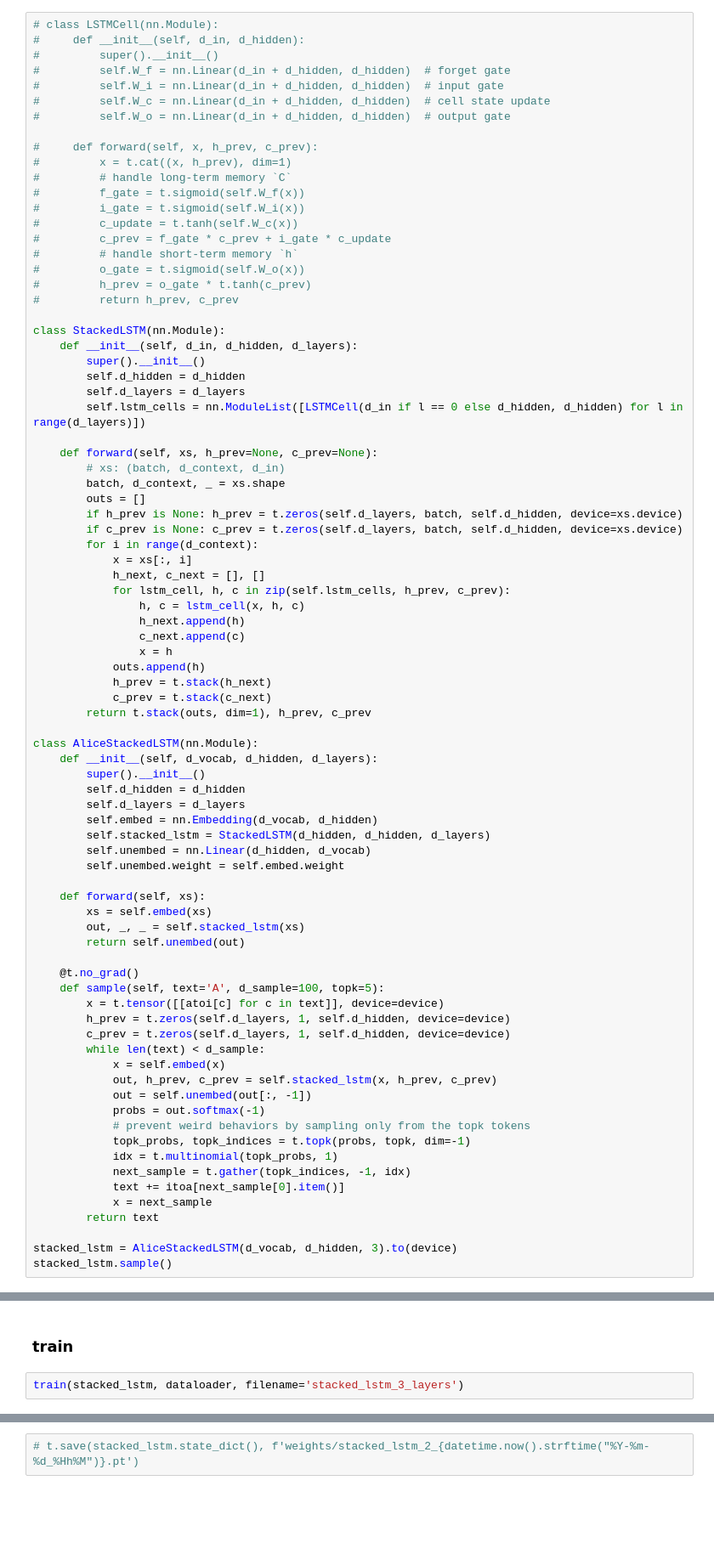
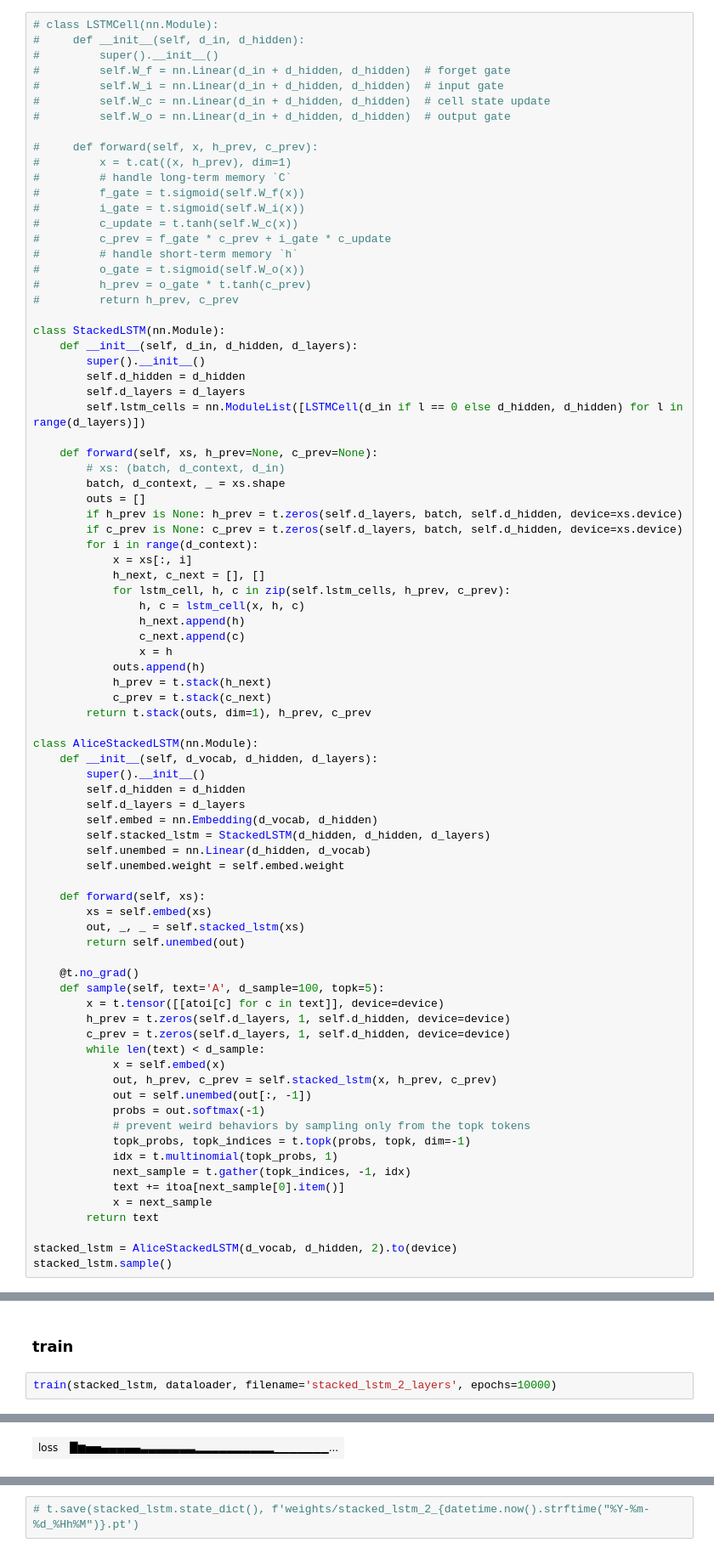
Before and after one commit to peluche/RNN-LSTM-GRU, a Jupyter notebook: rnn-lstm-gru.ipynb, the cells around one changed output, grey strips where cells are left out. Shown: that part at 85% size. Drawn from its saved outputs; the diff is of its cells as text; blank space fills up the shorter version.

Commit message:
trained 2 layers LSTM on alice

```diff
--- a/rnn-lstm-gru.ipynb
+++ b/rnn-lstm-gru.ipynb
@@ -419,6 +419,6 @@ class AliceStackedLSTM(nn.Module):
             x = next_sample
         return text
 
-stacked_lstm = AliceStackedLSTM(d_vocab, d_hidden, 3).to(device)
+stacked_lstm = AliceStackedLSTM(d_vocab, d_hidden, 2).to(device)
 stacked_lstm.sample()
 # %% [output]
@@ -426,4 +426,5 @@ stacked_lstm.sample()
 # %% [markdown]
 ### train
 # %%
-train(stacked_lstm, dataloader, filename='stacked_lstm_3_layers')
+train(stacked_lstm, dataloader, filename='stacked_lstm_2_layers', epochs=10000)
+# %% [output]
@@ -429,0 +458 @@ train(stacked_lstm, dataloader, filename='stacked_lstm_3_layers')
+| loss | █▆▅▅▄▄▄▄▄▃▃▃▃▃▃▃▂▂▂▂▂▂▂▂▂▂▁▁▁▁▁▁▁... |
```
Also changed, not shown: parts of 3 cells of this notebook, 1 other file.
